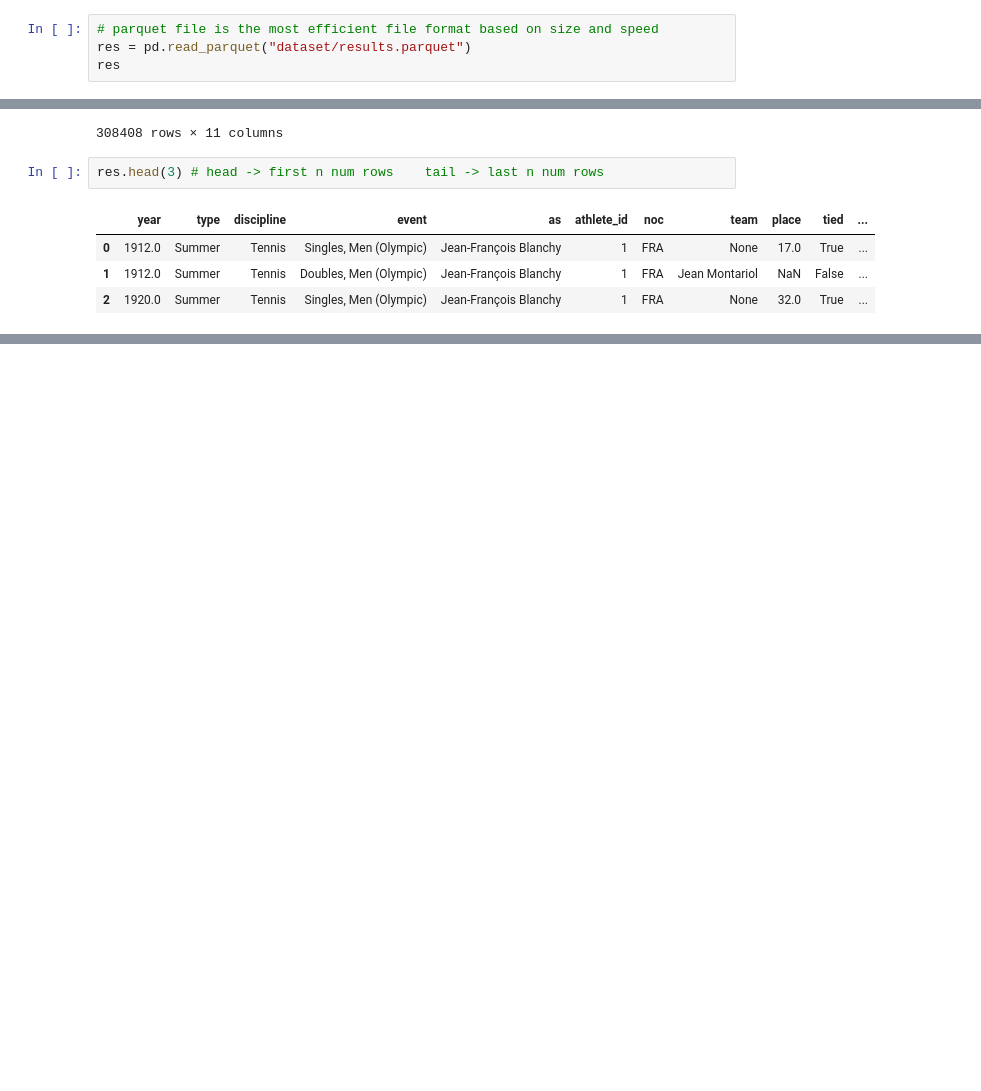
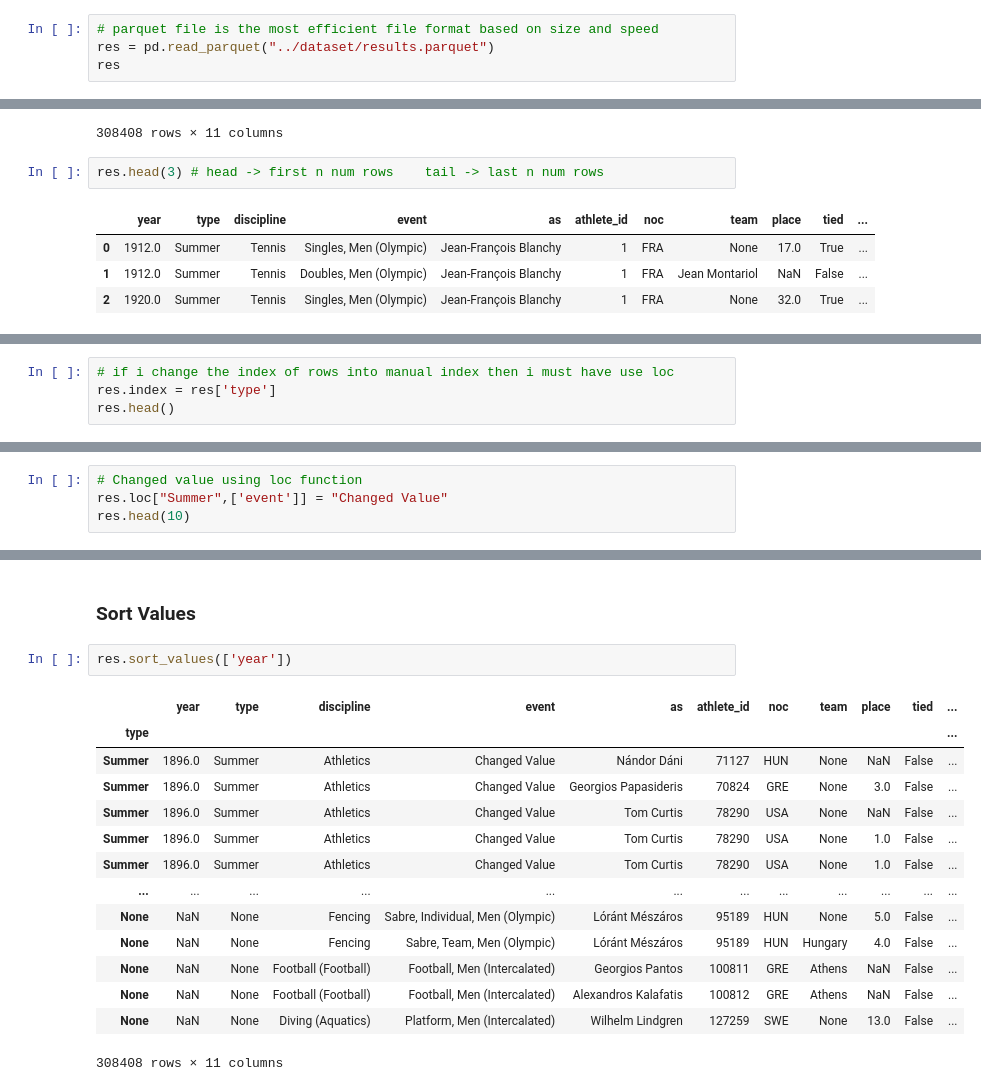
Before and after one commit to wasif-h/python-library-door, a Jupyter notebook: Pandas_python/pandas_library.ipynb, the cells around one changed output, grey strips where cells are left out. Saved outputs shown, nothing was run; the diff lists cells and outputs as text; blank space fills up the shorter version.

```diff
--- a/Pandas_python/pandas_library.ipynb
+++ b/Pandas_python/pandas_library.ipynb
@@ -359,6 +361,6 @@ array([75, 89, 13, 38, 55, 81, 64, 25, 48, 34, 28, 69, 43, 23,  2, 91, 52,
 # %%
 # parquet file is the most efficient file format based on size and speed
-res = pd.read_parquet("dataset/results.parquet")
+res = pd.read_parquet("../dataset/results.parquet")
 res
 # %% [output]
 |  | year | type | discipline | event | as | athlete_id | noc | team | place | tied | ... |
@@ -393,0 +431,4 @@ res.sample(5)
+# %%
+# if i change the index of rows into manual index then i must have use loc
+res.index = res['type']
+res.head()
@@ -393,0 +460,4 @@ res.sample(5)
+# %%
+# Changed value using loc function
+res.loc["Summer",['event']] = "Changed Value"
+res.head(10)
@@ -393,0 +477,19 @@ res.sample(5)
+# %% [markdown]
+### Sort Values
+# %%
+res.sort_values(['year'])
+# %% [output]
+|  | year | type | discipline | event | as | athlete_id | noc | team | place | tied | ... |
+| type |  |  |  |  |  |  |  |  |  |  | ... |
+| Summer | 1896.0 | Summer | Athletics | Changed Value | Nándor Dáni | 71127 | HUN | None | NaN | False | ... |
+| Summer | 1896.0 | Summer | Athletics | Changed Value | Georgios Papasideris | 70824 | GRE | None | 3.0 | False | ... |
+| Summer | 1896.0 | Summer | Athletics | Changed Value | Tom Curtis | 78290 | USA | None | NaN | False | ... |
+| Summer | 1896.0 | Summer | Athletics | Changed Value | Tom Curtis | 78290 | USA | None | 1.0 | False | ... |
+| Summer | 1896.0 | Summer | Athletics | Changed Value | Tom Curtis | 78290 | USA | None | 1.0 | False | ... |
+| ... | ... | ... | ... | ... | ... | ... | ... | ... | ... | ... | ... |
+| None | NaN | None | Fencing | Sabre, Individual, Men (Olympic) | Lóránt Mészáros | 95189 | HUN | None | 5.0 | False | ... |
+| None | NaN | None | Fencing | Sabre, Team, Men (Olympic) | Lóránt Mészáros | 95189 | HUN | Hungary | 4.0 | False | ... |
+| None | NaN | None | Football (Football) | Football, Men (Intercalated) | Georgios Pantos | 100811 | GRE | Athens | NaN | False | ... |
+| None | NaN | None | Football (Football) | Football, Men (Intercalated) | Alexandros Kalafatis | 100812 | GRE | Athens | NaN | False | ... |
+| None | NaN | None | Diving (Aquatics) | Platform, Men (Intercalated) | Wilhelm Lindgren | 127259 | SWE | None | 13.0 | False | ... |
+308408 rows × 11 columns
```
Also changed, not shown: parts of 26 cells of this notebook, 1 other file.
